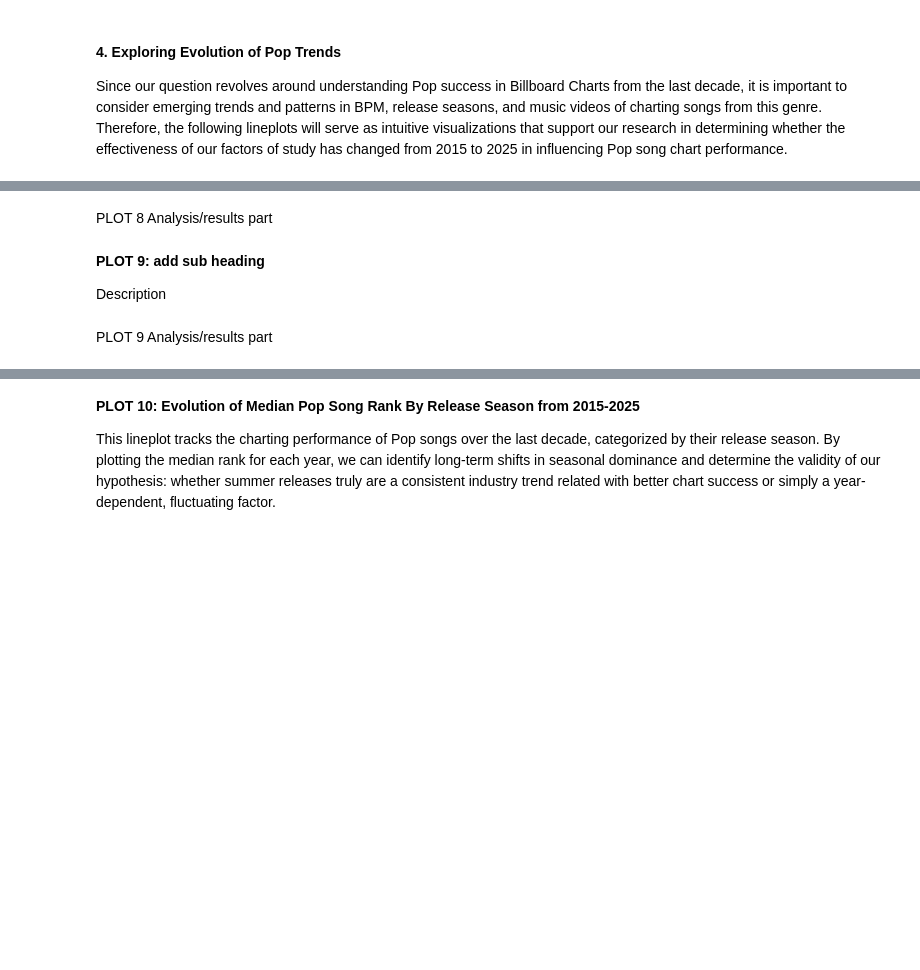
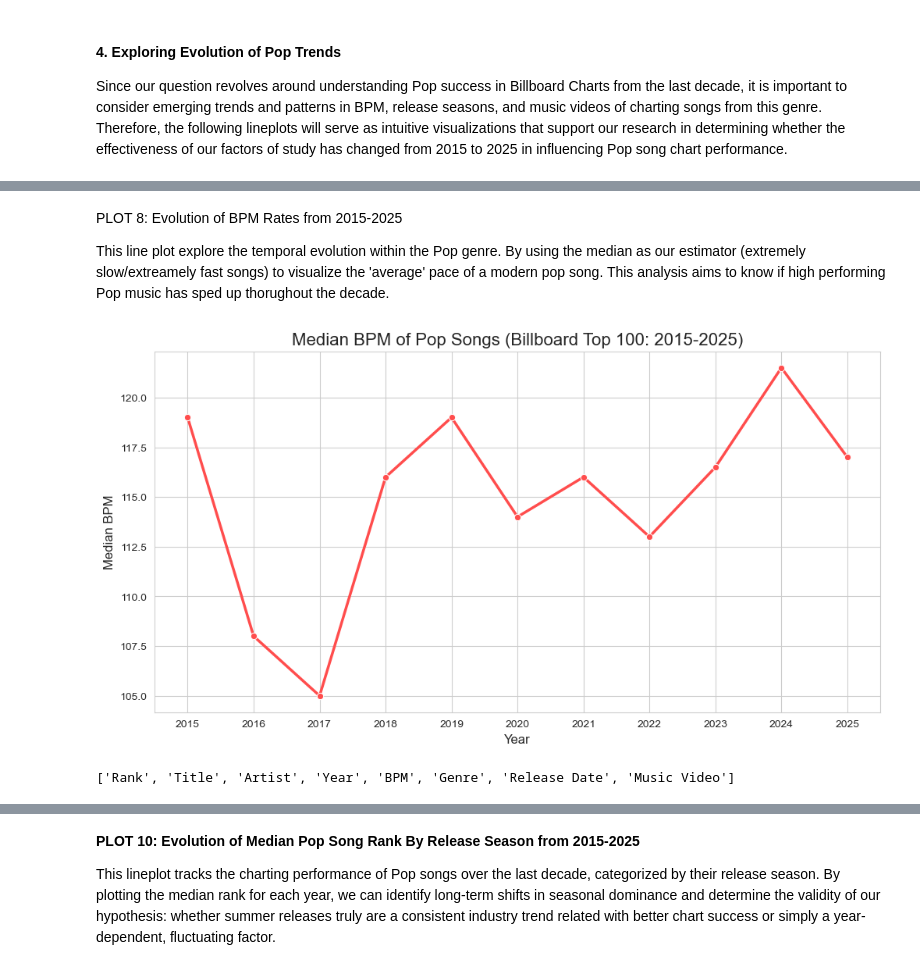
Before and after one commit to COGS108/Group030_WI26, a Jupyter notebook: 02-EDACheckpoint.ipynb, the cells around one changed output, grey strips where cells are left out. Drawn from its saved outputs; the diff is of its cells as text; code cells hidden in the pictures; blank space fills up the shorter version.

Commit message:
Update 02-EDACheckpoint.ipynb
Lineplots 8 & 9 + Intro/Results

```diff
--- a/02-EDACheckpoint.ipynb
+++ b/02-EDACheckpoint.ipynb
@@ -400,6 +390,0 @@ Description
-# %% [markdown]
-PLOT 8 Analysis/results part
-# %% [markdown]
-**PLOT 9: add sub heading**
-
-Description
@@ -409,2 +391,32 @@ Description
-# %% [markdown]
-PLOT 9 Analysis/results part
+# %% [markdown]
+PLOT 8: Evolution of BPM Rates from 2015-2025
+
+This line plot explore the temporal evolution within the Pop genre. By using the median as our estimator (extremely slow/extreamely fast songs) to visualize the 'average' pace of a modern pop song. This analysis aims to know if high performing Pop music has sped up thorughout the decade.
+# %%
+df_pop = df[(df['Genre'].str.contains('Pop')) & (df['Year'].between(2015, 2025))]
+
+plt.figure(figsize=(12, 6))
+sns.set_style("whitegrid")
+
+line_plot = sns.lineplot(
+    data=df_pop,
+    x='Year',
+    y='BPM',
+    estimator='median',
+    errorbar=None,
+    marker='o',
+    color='#ff4d4d',
+    linewidth=2.5
+)
+
+
+plt.title('Median BPM of Pop Songs (Billboard Top 100: 2015-2025)', fontsize=16)
+plt.xlabel('Year', fontsize=12)
+plt.ylabel('Median BPM', fontsize=12)
+plt.xticks(range(2015, 2026))
+
+plt.show()
+print(df.columns.tolist())
+# %% [output]
+[figure, added]
+['Rank', 'Title', 'Artist', 'Year', 'BPM', 'Genre', 'Release Date', 'Music Video']
```
Also changed, not shown: parts of 12 cells of this notebook.
